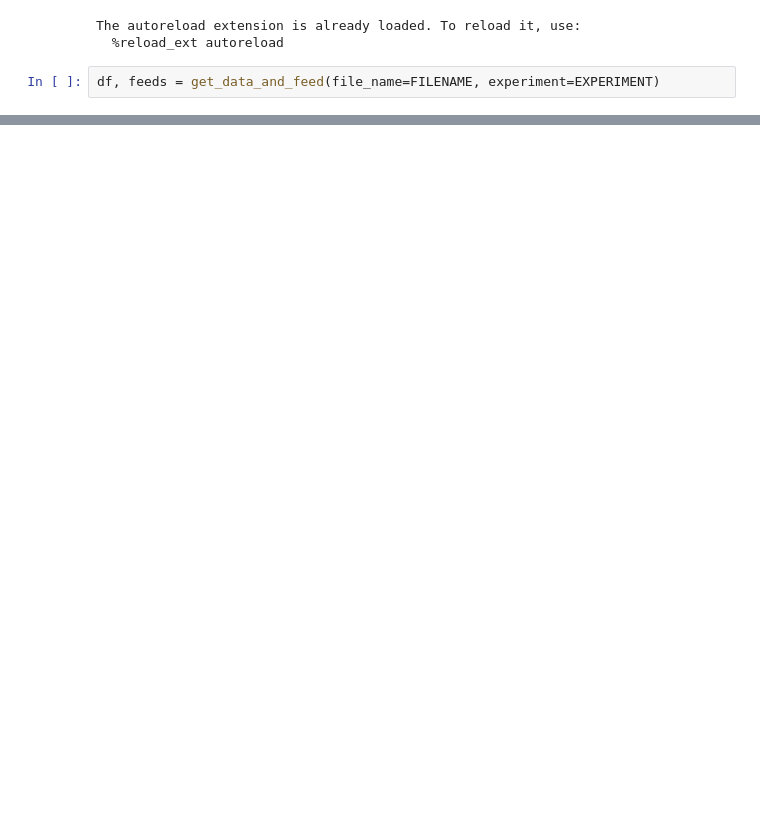
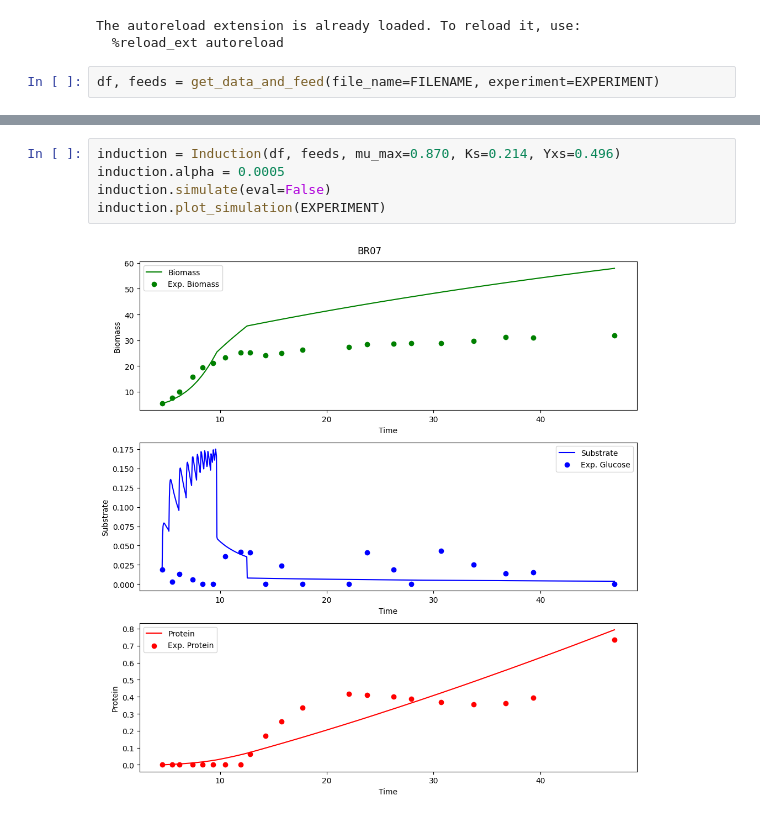
Before and after one commit to costasmexis/dynamic-modeling, a Jupyter notebook: notebooks/fed_batch.ipynb, the cells around one changed output, grey strips where cells are left out. Cells and saved outputs as stored; diff of their text form; blank space fills up the shorter version.

```diff
--- a/notebooks/fed_batch.ipynb
+++ b/notebooks/fed_batch.ipynb
@@ -45,0 +46,7 @@ fed_batch.plot_simulation('BR04')
+# %%
+induction = Induction(df, feeds, mu_max=0.870, Ks=0.214, Yxs=0.496)
+induction.alpha = 0.0005
+induction.simulate(eval=False)
+induction.plot_simulation(EXPERIMENT)
+# %% [output]
+[figure, added]
```
Also changed, not shown: parts of 2 cells of this notebook, 1 other file.
